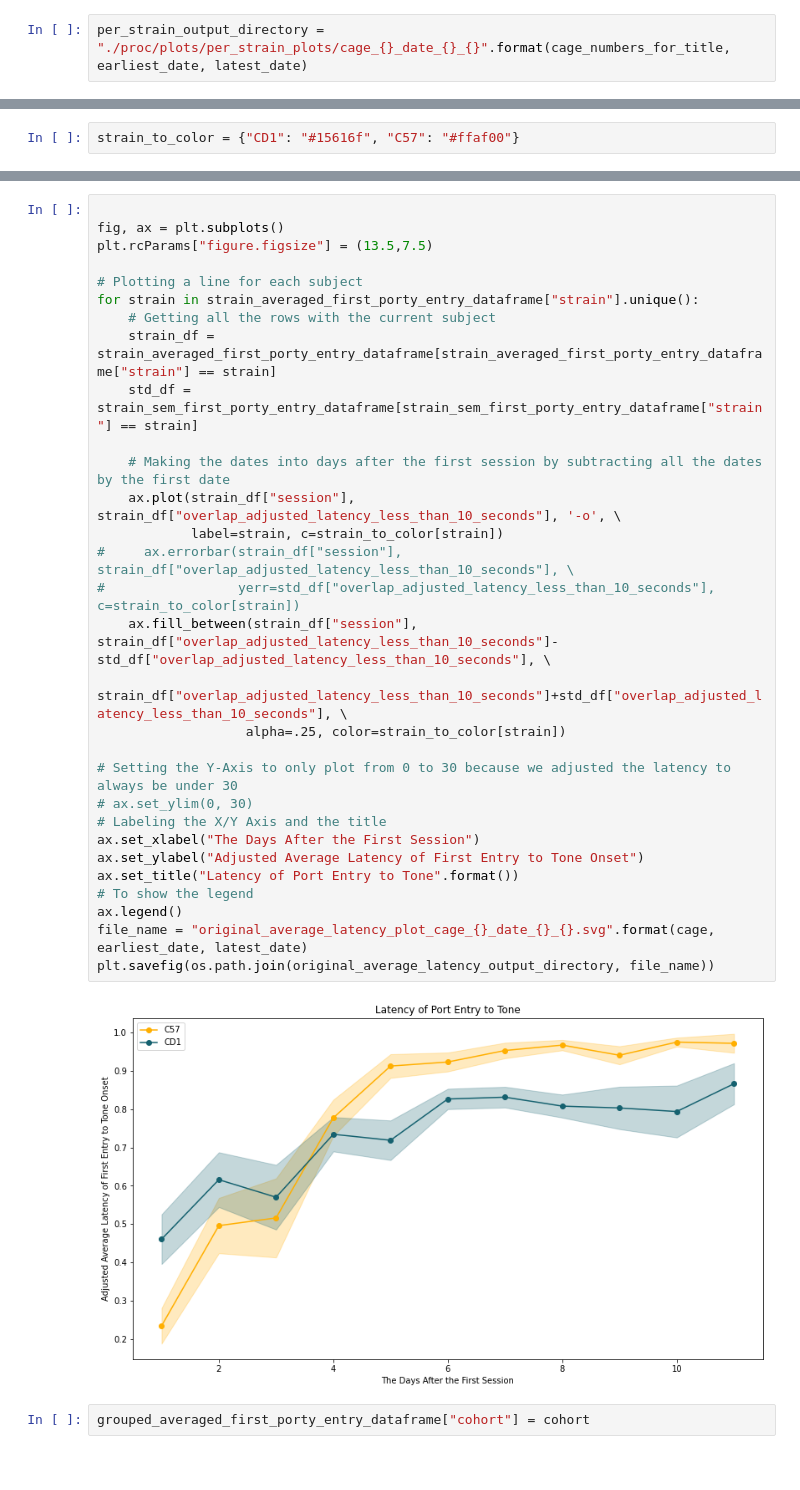
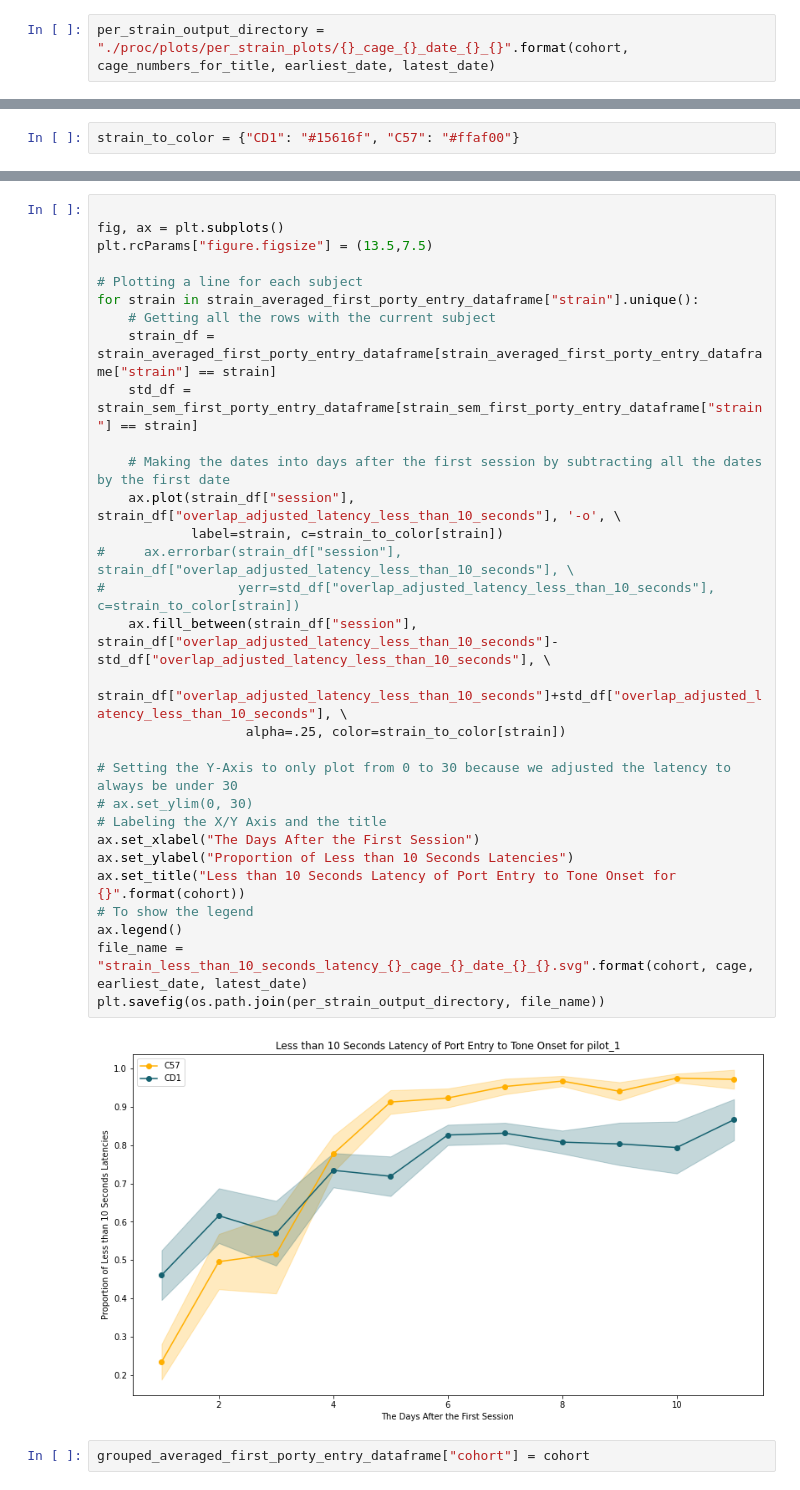
Before and after one commit to padillacoreanolab/behavioral_dataframe_processing, a Jupyter notebook: results/2022_10_12_pilot_1_2_3_reward_training/pilot_1/02_calculating_latencies.ipynb, the cells around one changed output, grey strips where cells are left out. Saved outputs shown, nothing was run; the diff lists cells and outputs as text.

Commit message:
nb: corret titles for strain reward training plots

```diff
--- a/results/2022_10_12_pilot_1_2_3_reward_training/pilot_1/02_calculating_latencies.ipynb
+++ b/results/2022_10_12_pilot_1_2_3_reward_training/pilot_1/02_calculating_latencies.ipynb
@@ -1156,7 +1156,7 @@ strain_sem_first_porty_entry_dataframe
 # %% [markdown]
 ## Plotting the latencies that were adjusted if they greater than 30 seconds
 # %%
-per_strain_output_directory = "./proc/plots/per_strain_plots/cage_{}_date_{}_{}".format(cage_numbers_for_title, earliest_date, latest_date)
+per_strain_output_directory = "./proc/plots/per_strain_plots/{}_cage_{}_date_{}_{}".format(cohort, cage_numbers_for_title, earliest_date, latest_date)
 # %%
 per_strain_output_directory
 # %% [output]
@@ -1211,34 +1211,34 @@ plt.savefig(os.path.join(original_average_latency_output_directory, file_name))
 # %%
 
 fig, ax = plt.subplots()
 plt.rcParams["figure.figsize"] = (13.5,7.5)
 
 # Plotting a line for each subject
 for strain in strain_averaged_first_porty_entry_dataframe["strain"].unique():
     # Getting all the rows with the current subject
     strain_df = strain_averaged_first_porty_entry_dataframe[strain_averaged_first_porty_entry_dataframe["strain"] == strain]
     std_df = strain_sem_first_porty_entry_dataframe[strain_sem_first_porty_entry_dataframe["strain"] == strain]
 
     # Making the dates into days after the first session by subtracting all the dates by the first date
     ax.plot(strain_df["session"], strain_df["overlap_adjusted_latency_less_than_10_seconds"], '-o', \
             label=strain, c=strain_to_color[strain])
 #     ax.errorbar(strain_df["session"], strain_df["overlap_adjusted_latency_less_than_10_seconds"], \
 #                 yerr=std_df["overlap_adjusted_latency_less_than_10_seconds"], c=strain_to_color[strain])
     ax.fill_between(strain_df["session"], strain_df["overlap_adjusted_latency_less_than_10_seconds"]-std_df["overlap_adjusted_latency_less_than_10_seconds"], \
                     strain_df["overlap_adjusted_latency_less_than_10_seconds"]+std_df["overlap_adjusted_latency_less_than_10_seconds"], \
                    alpha=.25, color=strain_to_color[strain])
 
 # Setting the Y-Axis to only plot from 0 to 30 because we adjusted the latency to always be under 30
 # ax.set_ylim(0, 30)
 # Labeling the X/Y Axis and the title
 ax.set_xlabel("The Days After the First Session")
-ax.set_ylabel("Adjusted Average Latency of First Entry to Tone Onset")
-ax.set_title("Latency of Port Entry to Tone".format())
+ax.set_ylabel("Proportion of Less than 10 Seconds Latencies")
+ax.set_title("Less than 10 Seconds Latency of Port Entry to Tone Onset for {}".format(cohort))
 # To show the legend
 ax.legend()
-file_name = "original_average_latency_plot_cage_{}_date_{}_{}.svg".format(cage, earliest_date, latest_date)
-plt.savefig(os.path.join(original_average_latency_output_directory, file_name))
+file_name = "strain_less_than_10_seconds_latency_{}_cage_{}_date_{}_{}.svg".format(cohort, cage, earliest_date, latest_date)
+plt.savefig(os.path.join(per_strain_output_directory, file_name))
 # %% [output]
-[figure, old version]
+[figure, new version]
 # %%
 grouped_averaged_first_porty_entry_dataframe["cohort"] = cohort
```
Also changed, not shown: parts of 14 cells of this notebook.
